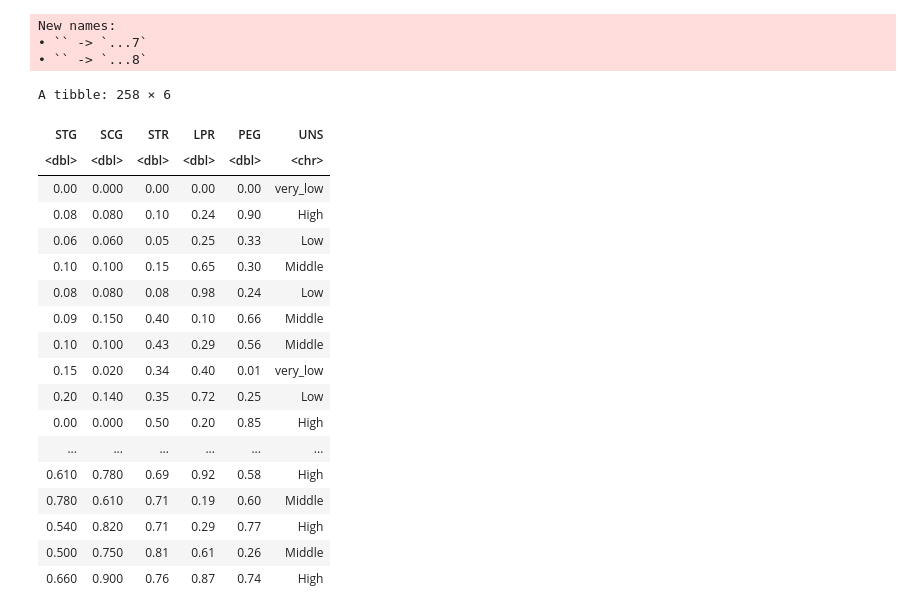
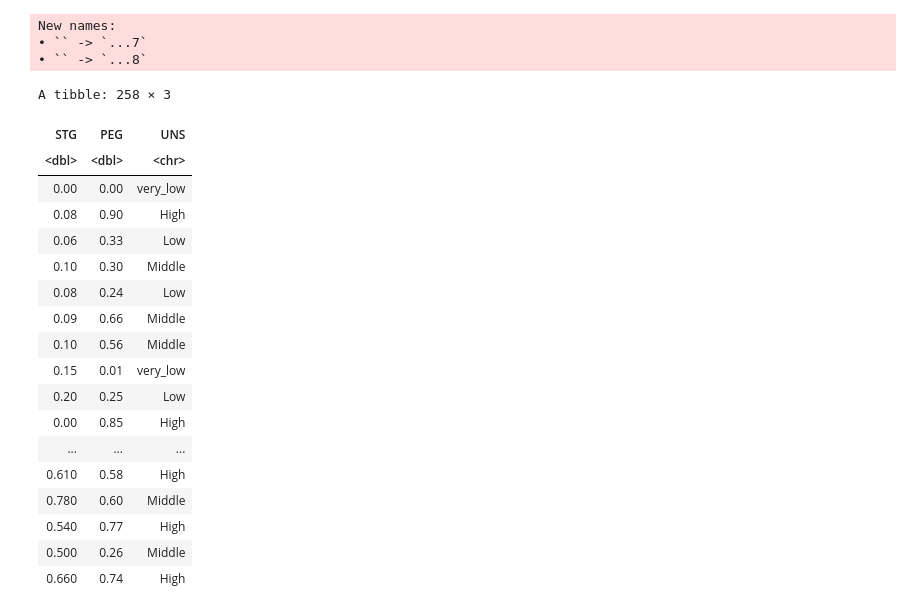
Before and after one commit to fionayzeng/project_proposal, a Jupyter notebook: Project Proposal.ipynb, the cells around one changed output. Saved outputs shown, nothing was run; the diff lists cells and outputs as text; code cells hidden in the pictures.

```diff
--- a/Project Proposal.ipynb
+++ b/Project Proposal.ipynb
@@ -2,29 +2,41 @@
 library(readxl)
 library(tidyverse)
 download.file("https://archive.ics.uci.edu/ml/machine-learning-databases/00257/Data_User_Modeling_Dataset_Hamdi%20Tolga%20KAHRAMAN.xls", dest = "userknowledge_training.xls")
-read_excel("userknowledge_training.xls", sheet = 2) %>%
+training_data <- read_excel("userknowledge_training.xls", sheet = 2) %>%
 select(-c(7, 8, 9))
 # %% [output]
 New names:
 • `` -> `...7`
 • `` -> `...8`
-A tibble: 258 × 6
-| STG | SCG | STR | LPR | PEG | UNS |
-| <dbl> | <dbl> | <dbl> | <dbl> | <dbl> | <chr> |
-| 0.00 | 0.000 | 0.00 | 0.00 | 0.00 | very_low |
-| 0.08 | 0.080 | 0.10 | 0.24 | 0.90 | High |
-| 0.06 | 0.060 | 0.05 | 0.25 | 0.33 | Low |
-| 0.10 | 0.100 | 0.15 | 0.65 | 0.30 | Middle |
-| 0.08 | 0.080 | 0.08 | 0.98 | 0.24 | Low |
-| 0.09 | 0.150 | 0.40 | 0.10 | 0.66 | Middle |
-| 0.10 | 0.100 | 0.43 | 0.29 | 0.56 | Middle |
-| 0.15 | 0.020 | 0.34 | 0.40 | 0.01 | very_low |
-| 0.20 | 0.140 | 0.35 | 0.72 | 0.25 | Low |
-| 0.00 | 0.000 | 0.50 | 0.20 | 0.85 | High |
-| ... | ... | ... | ... | ... | ... |
-| 0.610 | 0.780 | 0.69 | 0.92 | 0.58 | High |
-| 0.780 | 0.610 | 0.71 | 0.19 | 0.60 | Middle |
-| 0.540 | 0.820 | 0.71 | 0.29 | 0.77 | High |
-| 0.500 | 0.750 | 0.81 | 0.61 | 0.26 | Middle |
-| 0.660 | 0.900 | 0.76 | 0.87 | 0.74 | High |
+# %%
+#Using only training data, summarize the data in at least one table (this is exploratory data analysis).
+#An example of a useful table could be one that reports the number of observations in each class,
+#the means of the predictor variables you plan to use in your analysis and how many rows have missing data.
+
+
+training_data <- select(training_data, STG, PEG, UNS)
+#STG (The degree of study time for goal object materails)
+#PEG (The exam performance of user for goal objects)
+#UNS (The knowledge level of user)
+training_data
+# %% [output]
+A tibble: 258 × 3
+| STG | PEG | UNS |
+| <dbl> | <dbl> | <chr> |
+| 0.00 | 0.00 | very_low |
+| 0.08 | 0.90 | High |
+| 0.06 | 0.33 | Low |
+| 0.10 | 0.30 | Middle |
+| 0.08 | 0.24 | Low |
+| 0.09 | 0.66 | Middle |
+| 0.10 | 0.56 | Middle |
+| 0.15 | 0.01 | very_low |
+| 0.20 | 0.25 | Low |
+| 0.00 | 0.85 | High |
+| ... | ... | ... |
+| 0.610 | 0.58 | High |
+| 0.780 | 0.60 | Middle |
+| 0.540 | 0.77 | High |
+| 0.500 | 0.26 | Middle |
+| 0.660 | 0.74 | High |
 # %%
```
Also changed, not shown: parts of 2 cells of this notebook.
